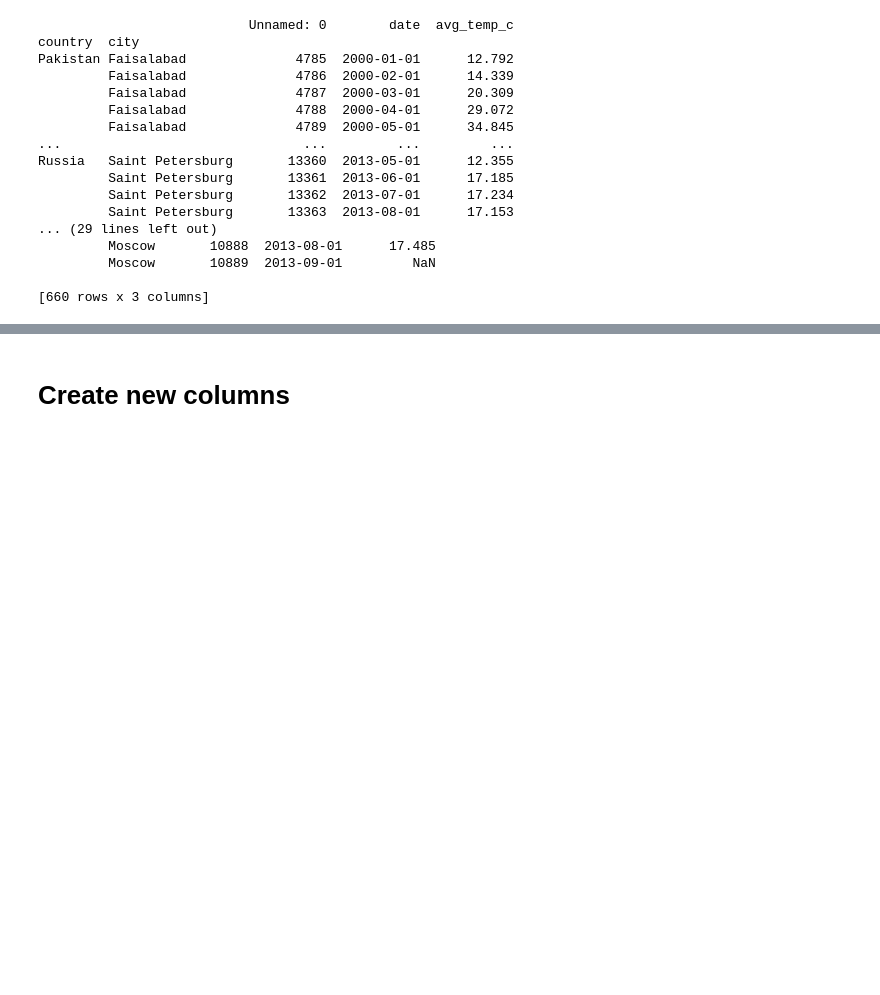
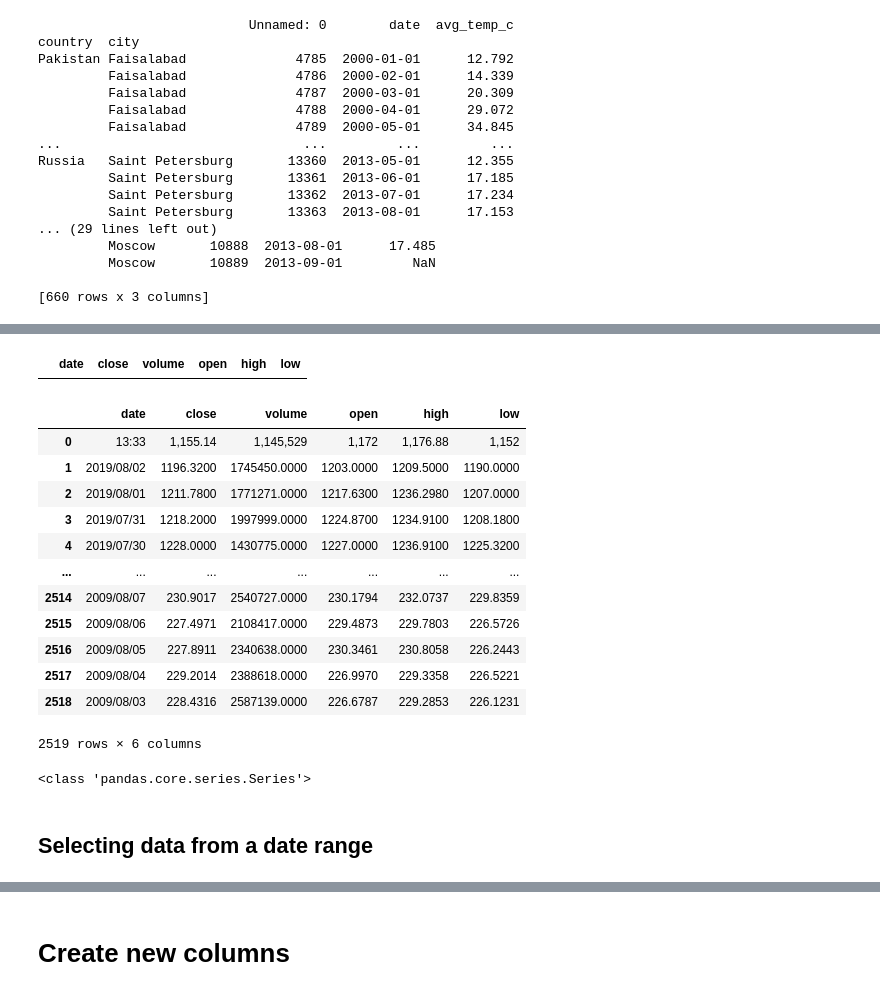
Before and after one commit to anita-owens/Data-with-Python, a Jupyter notebook: Cheat Sheet for Pandas Python.ipynb, the cells around one changed output, grey strips where cells are left out. Saved outputs shown, nothing was run; the diff lists cells and outputs as text; code cells hidden in the pictures; blank space fills up the shorter version.

```diff
--- a/Cheat Sheet for Pandas Python.ipynb
+++ b/Cheat Sheet for Pandas Python.ipynb
@@ -1118,0 +1159,34 @@ Russia   Saint Petersburg       13360  2013-05-01      12.355
+# %%
+# Mask for specific volume
+volume_mask = alphabet.volume == 1771271
+
+# Filter using the mask
+alphabet.loc[volume_mask]
+# %% [output]
+|  | date | close | volume | open | high | low |
+# %%
+# Mask rows whose volume is not 1997999
+volume_mask = alphabet.volume != 1997999
+
+# Filter using the mask
+alphabet.loc[volume_mask]
+# %% [output]
+|  | date | close | volume | open | high | low |
+| 0 | 13:33 | 1,155.14 | 1,145,529 | 1,172 | 1,176.88 | 1,152 |
+| 1 | 2019/08/02 | 1196.3200 | 1745450.0000 | 1203.0000 | 1209.5000 | 1190.0000 |
+| 2 | 2019/08/01 | 1211.7800 | 1771271.0000 | 1217.6300 | 1236.2980 | 1207.0000 |
+| 3 | 2019/07/31 | 1218.2000 | 1997999.0000 | 1224.8700 | 1234.9100 | 1208.1800 |
+| 4 | 2019/07/30 | 1228.0000 | 1430775.0000 | 1227.0000 | 1236.9100 | 1225.3200 |
+| ... | ... | ... | ... | ... | ... | ... |
+| 2514 | 2009/08/07 | 230.9017 | 2540727.0000 | 230.1794 | 232.0737 | 229.8359 |
+| 2515 | 2009/08/06 | 227.4971 | 2108417.0000 | 229.4873 | 229.7803 | 226.5726 |
+| 2516 | 2009/08/05 | 227.8911 | 2340638.0000 | 230.3461 | 230.8058 | 226.2443 |
+| 2517 | 2009/08/04 | 229.2014 | 2388618.0000 | 226.9970 | 229.3358 | 226.5221 |
+| 2518 | 2009/08/03 | 228.4316 | 2587139.0000 | 226.6787 | 229.2853 | 226.1231 |
+2519 rows × 6 columns
+# %%
+print(type(alphabet['date']))
+# %% [output]
+<class 'pandas.core.series.Series'>
+# %% [markdown]
+## Selecting data from a date range
```
Also changed, not shown: parts of 19 cells of this notebook, 6 other files.
